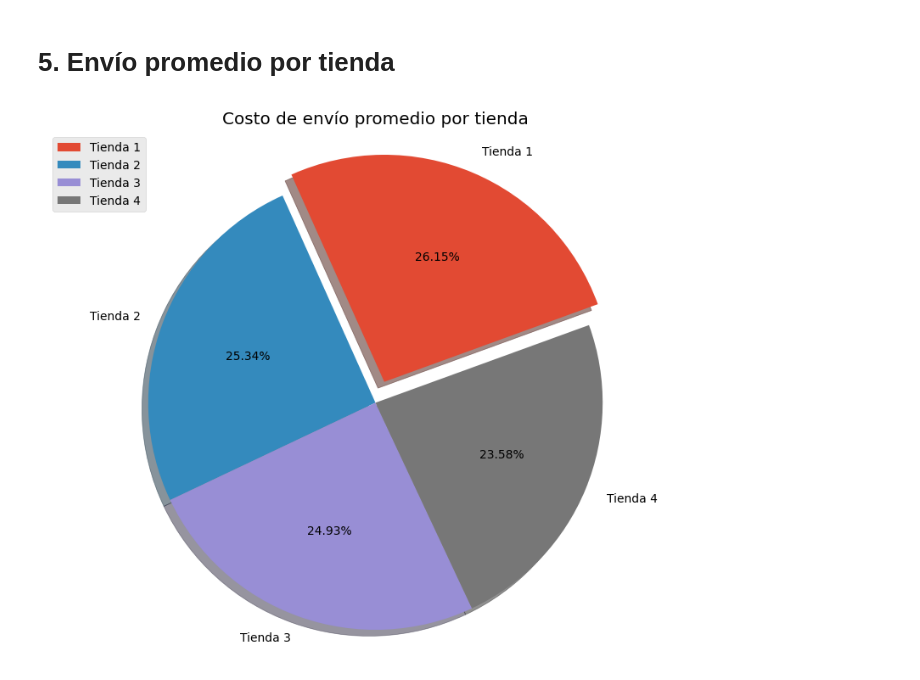
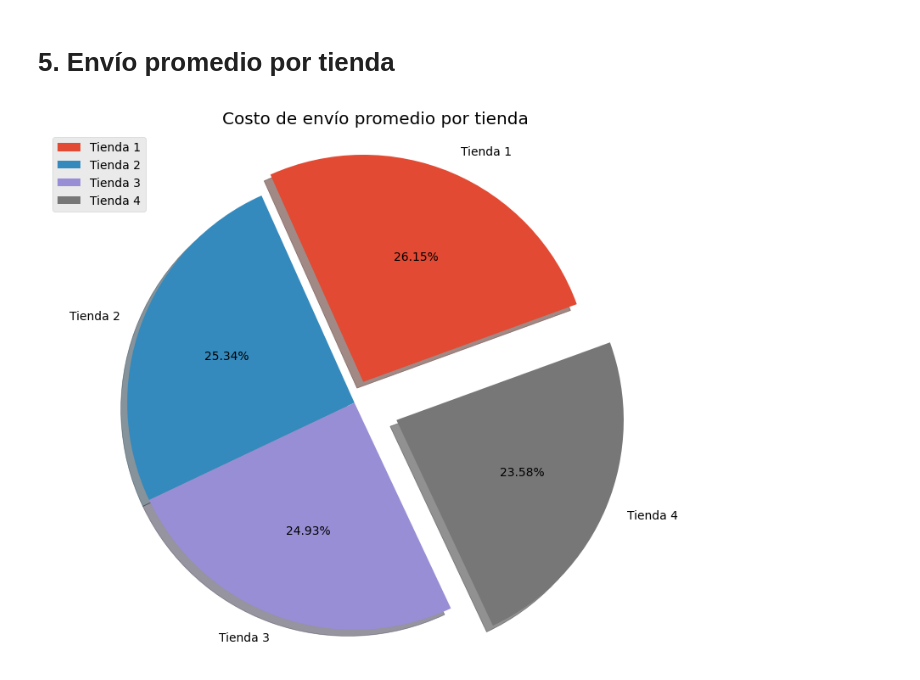
Before and after one commit to Andres-Argotty/challenge1-data-science-latam, a Jupyter notebook: AluraStoreLatam.ipynb, the cells around one changed output. Drawn from its saved outputs; the diff is of its cells as text; code cells hidden in the pictures.

```diff
--- a/AluraStoreLatam.ipynb
+++ b/AluraStoreLatam.ipynb
@@ -171,21 +213,21 @@ plt.show()
 # %%
 costo_envio_tienda1= tienda['Costo de envío'].mean().astype('int')
 costo_envio_tienda2= tienda2['Costo de envío'].mean().astype('int')
 costo_envio_tienda3= tienda3['Costo de envío'].mean().astype('int')
 costo_envio_tienda4= tienda4['Costo de envío'].mean().astype('int')
 
 
 # TODO Revisar si se puede mejorar la impresion de los resultados
 
 plt.figure(figsize=(10, 8))
 tiendas= ['Tienda 1','Tienda 2','Tienda 3','Tienda 4']
 costo_envio= [costo_envio_tienda1,costo_envio_tienda2,costo_envio_tienda3,costo_envio_tienda4]
-destacar= (0.1,0,0,0)
+destacar= (0.1,0,0,0.2)
 plt.style.use('ggplot')
 plt.title('Costo de envío promedio por tienda')
 plt.pie(x=costo_envio, explode= destacar, labels= tiendas, autopct="%.2f%%", shadow=True, startangle=20)
-plt.axis('equal') # Equal aspect ratio ensures that pie is drawn as a circle.
+plt.axis('equal') # Equal aspect ratio ensures that the pie is drawn as a circle.
 plt.legend(loc='upper left')
 plt.show()
 # %% [output]
-[figure, old version]
+[figure, new version]
```
Also changed, not shown: parts of 9 cells of this notebook.
